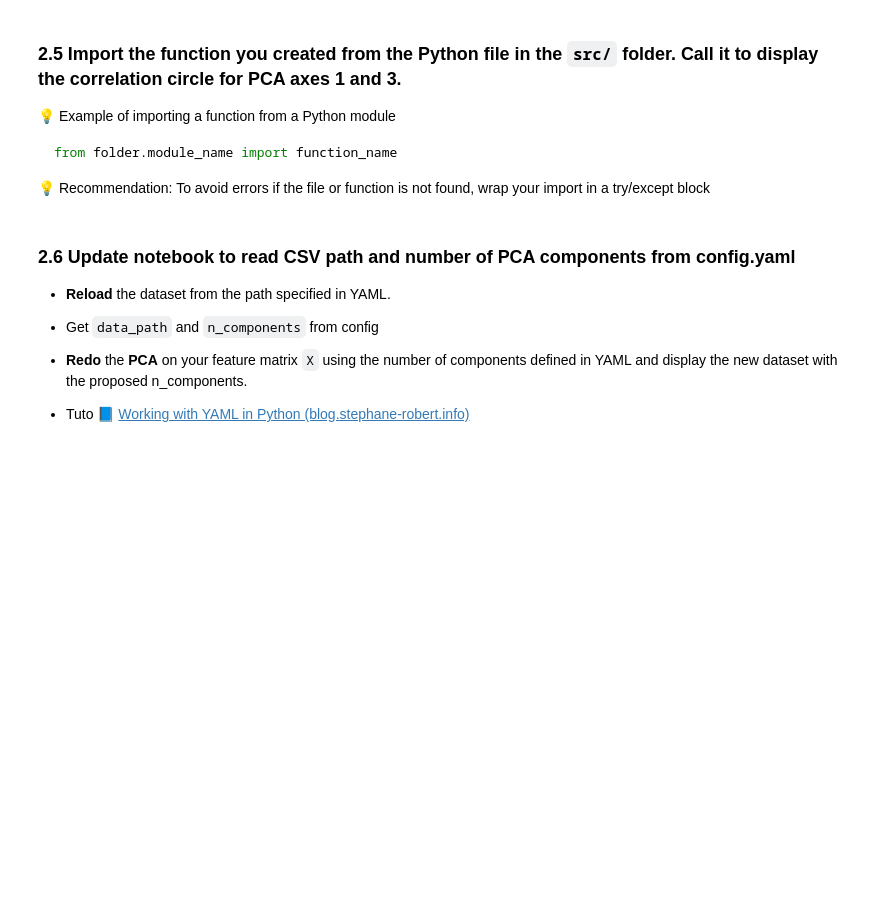
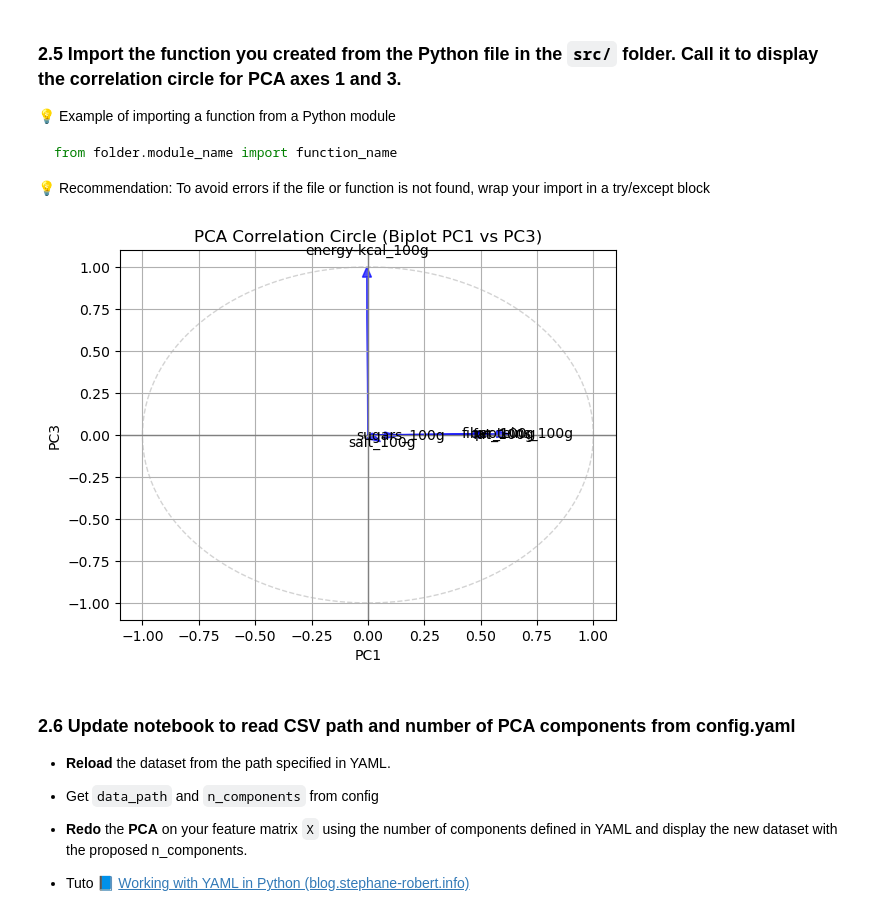
Before and after one commit to sebastian-weiermann/TP2, a Jupyter notebook: notebooks/Lab2_SebastianWeiermann.ipynb, the cells around one changed output. Saved outputs shown, nothing was run; the diff lists cells and outputs as text; code cells hidden in the pictures; blank space fills up the shorter version.

Commit message:
added readme, utils and some progress in the notebook

```diff
--- a/notebooks/Lab2_SebastianWeiermann.ipynb
+++ b/notebooks/Lab2_SebastianWeiermann.ipynb
@@ -213,8 +313,14 @@ print(add_two_numbers(3, 5))     # 8
 To avoid errors if the file or function is not found, wrap your import in a try/except block
 # %%
 ### TODO
+import sys
+sys.path.append(os.path.abspath(os.path.join(os.getcwd(), '../src')))
+# Import your function from the Python file you created and call it to display the correlation circle for PCA axes 1 and 3.
 
-# Import your function from the Python file you created and call it to display the correlation circle for PCA axes 1 and 3.
+import utils
+utils.plot_correlation_circle(PCA_model, features, pc1=0, pc2=2)  # PC1 vs PC3
+# %% [output]
+[figure, added]
 # %% [markdown]
 ### 2.6 Update notebook to read CSV path and number of PCA components from config.yaml
 - **Reload** the dataset from the path specified in YAML.
```
Also changed, not shown: parts of 7 cells of this notebook, 3 other files.
